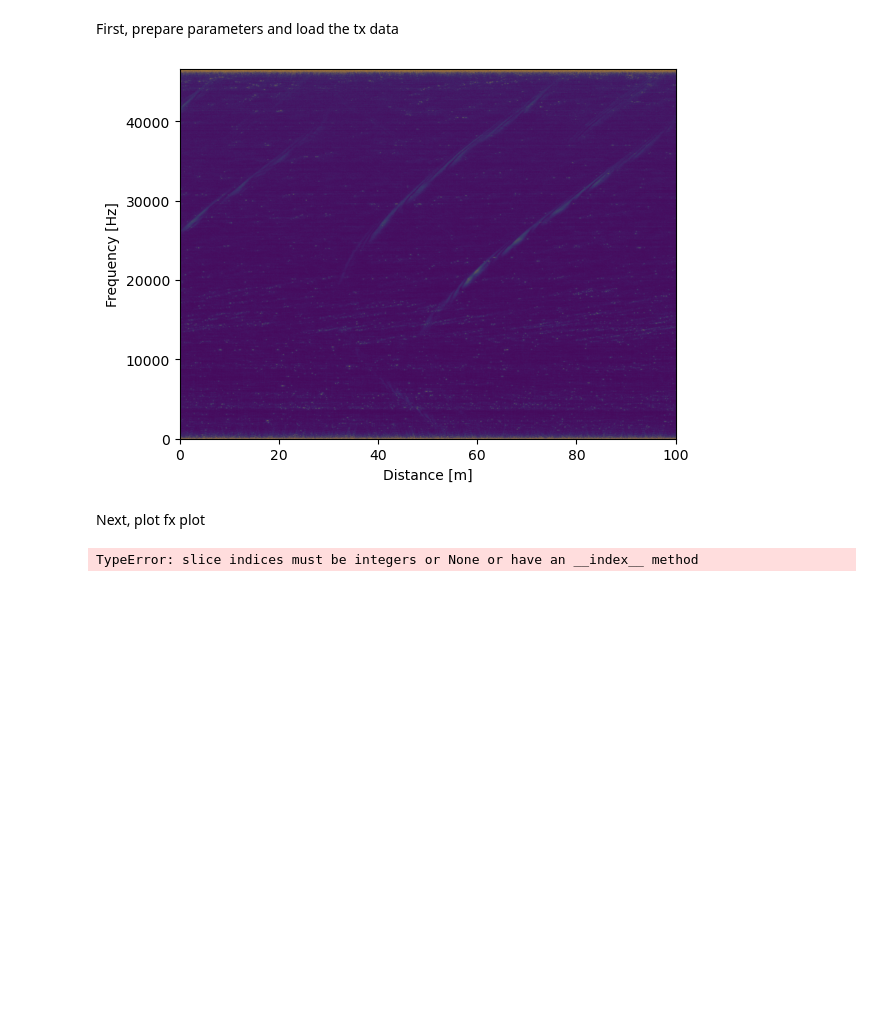
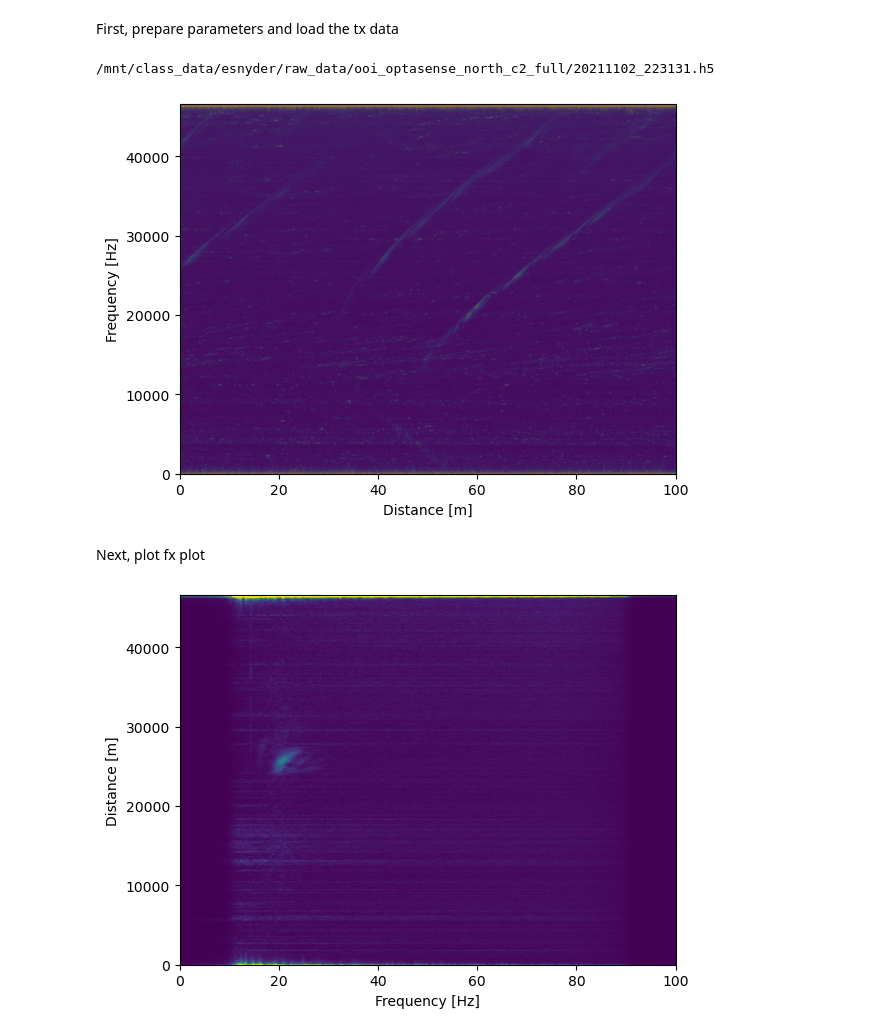
Before and after one commit to snyderer/cv4e_dataPrep, a Jupyter notebook: utils/generate_fx_plot.ipynb, the cells around one changed output. Saved outputs shown, nothing was run; the diff lists cells and outputs as text; code cells hidden in the pictures; blank space fills up the shorter version.

Commit message:
latest changes to generate_fx_plot and other verification steps

```diff
--- a/utils/generate_fx_plot.ipynb
+++ b/utils/generate_fx_plot.ipynb
@@ -11,12 +11,14 @@ import os
 from IPython.display import display
 
 label_file = r'/home/Eric/Documents/gitRepos/cv4e_dataPrep/fx_labels_Bp.csv'
+tx_label_file = r'/home/Eric/Documents/gitRepos/cv4e_dataPrep/tx_labels_Bp.csv'
 data_path = r'/mnt/class_data/esnyder/raw_data'
 labels = pd.read_csv(label_file)
 
 # Pick a random label row
 row = labels.iloc[np.random.randint(0, len(labels))]
 data_filepath = os.path.join(data_path, row['dataset'], row['source_file'])
+print(data_filepath)
 
 # Find all labels in same dataset & time
 same_labels = labels[
@@ -40,6 +42,14 @@ tx = 1e9 * io.rehydrate(fk_dehyd, nonzeros, original_shape, return_format='tx')
 x_extent = tx.shape[0]*dx
 f_extent = fs/2
 
+# load tx labels:
+tx_labels = pd.read_csv(tx_label_file)
+
+# find labels that correspond to this data slice
+tx_same_labels = tx_labels[
+    (tx_labels['source_file'] == row['source_file'])
+]
+
 fig = plt.figure()
 # extent = [x_min, x_max, y_min, y_max] for imshow
 extent = [0, f_extent, 0, x_extent]
@@ -48,21 +58,22 @@ plt.xlabel('Distance [m]')
 plt.ylabel('Frequency [Hz]')
 plt.show()
 # %% [output]
+/mnt/class_data/esnyder/raw_data/ooi_optasense_north_c2_full/20211102_223131.h5
 [figure]
 # %% [markdown]
 Next, plot fx plot
 # %%
 idx_start = int(row['t']*fs)
 idx_end = int((row['t'] + 2)*fs-1)
 
-tx_seg = tx[idx_start:idx_end, :]
+tx_seg = tx[:, idx_start:idx_end]
 fx_fullCable = np.abs(np.fft.rfft(tx_seg, axis=1))
 # Plot full cable FX image
 fig = plt.figure()
-plt.imshow(fx_fullCable, aspect='equal', origin='lower', vmin=0, vmax=30,
+plt.imshow(fx_fullCable, aspect='auto', origin='lower', vmin=0, vmax=30,
            extent=[0, fs/2, 0, x_extent])
 plt.xlabel('Frequency [Hz]')
 plt.ylabel('Distance [m]')
 plt.show()
 # %% [output]
-TypeError: slice indices must be integers or None or have an __index__ method
+[figure, added]
```
Also changed, not shown: parts of 1 cell of this notebook.
